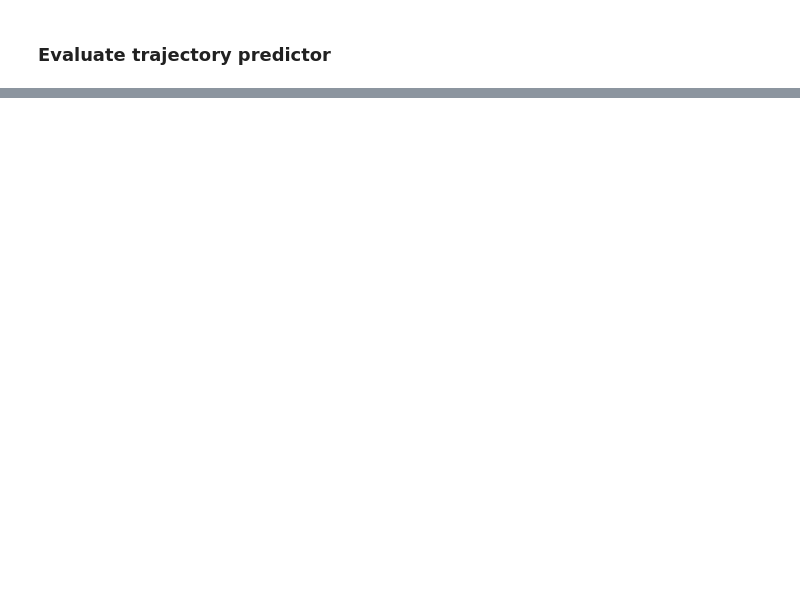
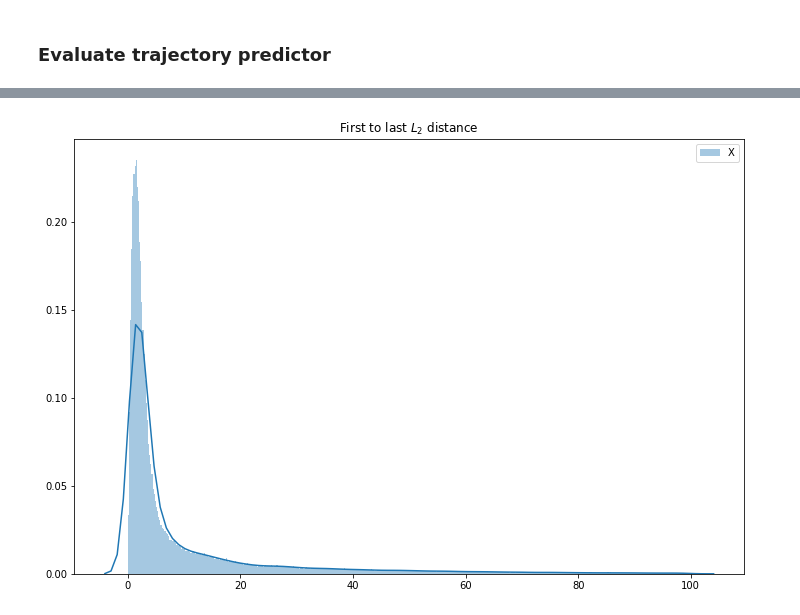
Before and after one commit to regevti/Pogona_Pursuit, a Jupyter notebook: Arena/predictor.ipynb, the cells around one changed output, grey strips where cells are left out. Drawn from its saved outputs; the diff is of its cells as text; code cells hidden in the pictures; blank space fills up the shorter version.

```diff
--- a/Arena/predictor.ipynb
+++ b/Arena/predictor.ipynb
@@ -321,0 +929,8 @@ det.
+# %%
+# velocities column - 2
+if seq_data_X.shape[2]==3:
+    print("velocity already exists")
+else:
+    seq_data_X = np.concatenate([seq_data_X,compute_velocities(seq_data_X).reshape(seq_data_X.shape[0],seq_data_X.shape[1],-1)],axis=2)
+    seq_data_Y = np.concatenate([seq_data_Y,compute_velocities(seq_data_Y).reshape(seq_data_Y.shape[0],seq_data_Y.shape[1],-1)],axis=2)
+    seq_data_pred = np.concatenate([seq_data_pred,compute_velocities(seq_data_pred).reshape(seq_data_pred.shape[0],seq_data_pred.shape[1],-1)],axis=2)
@@ -321,0 +1259,2 @@ det.
+# %%
+mask = mask_vel_X & mask_vel_Y
@@ -321,0 +1324,31 @@ det.
+# %%
+def plot_distributions(ax, data_arrays, label_array,
+                       min_thresh=None, max_thresh=None,
+                       title=None,kde=True, bins=500):
+    for data_array, label in zip(data_arrays, label_array):
+        mask = np.array([True]*data_array.shape[0])
+        if min_thresh:
+            min_mask = data_array > min_thresh
+            mask = mask & min_mask
+        if max_thresh:
+            max_mask = data_array < max_thresh
+            mask = mask & max_mask
+
+        sns.distplot(data_array[mask], label=label, kde=kde, bins=bins)
+    plt.legend()
+    if title:
+        ax.set_title(title)
+# %%
+dists_X = compute_dists(seq_data_X)
+dists_Y = compute_dists(seq_data_Y)
+# %%
+fig, ax = plt.subplots(1,1,figsize=(12,8))
+plot_distributions(ax=ax,
+                   data_arrays=[dists_X],
+                   label_array=['X'],
+                   min_thresh=0,
+                   max_thresh=100,
+                   title='First to last $L_2$ distance',
+                   kde=True)
+# %% [output]
+[figure, added]
```
Also changed, not shown: parts of 153 cells of this notebook, 12 other files.
